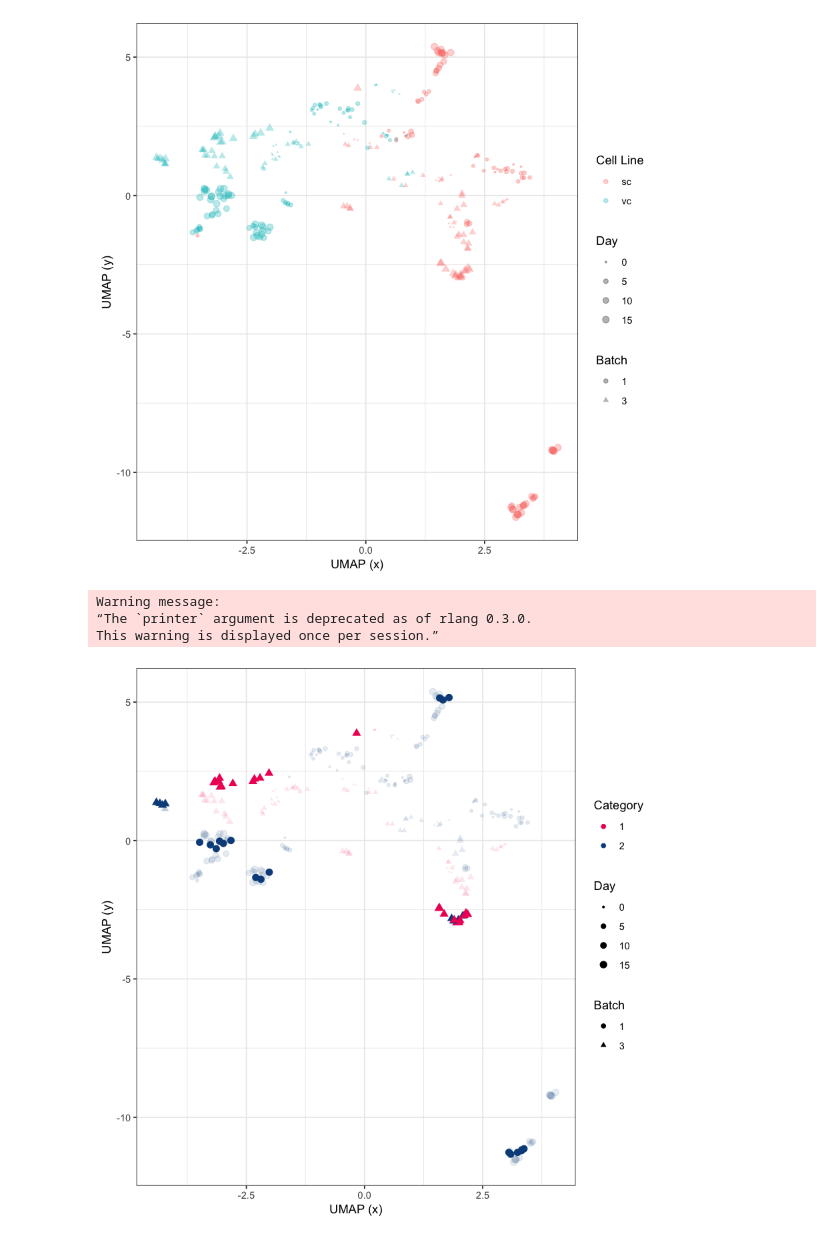
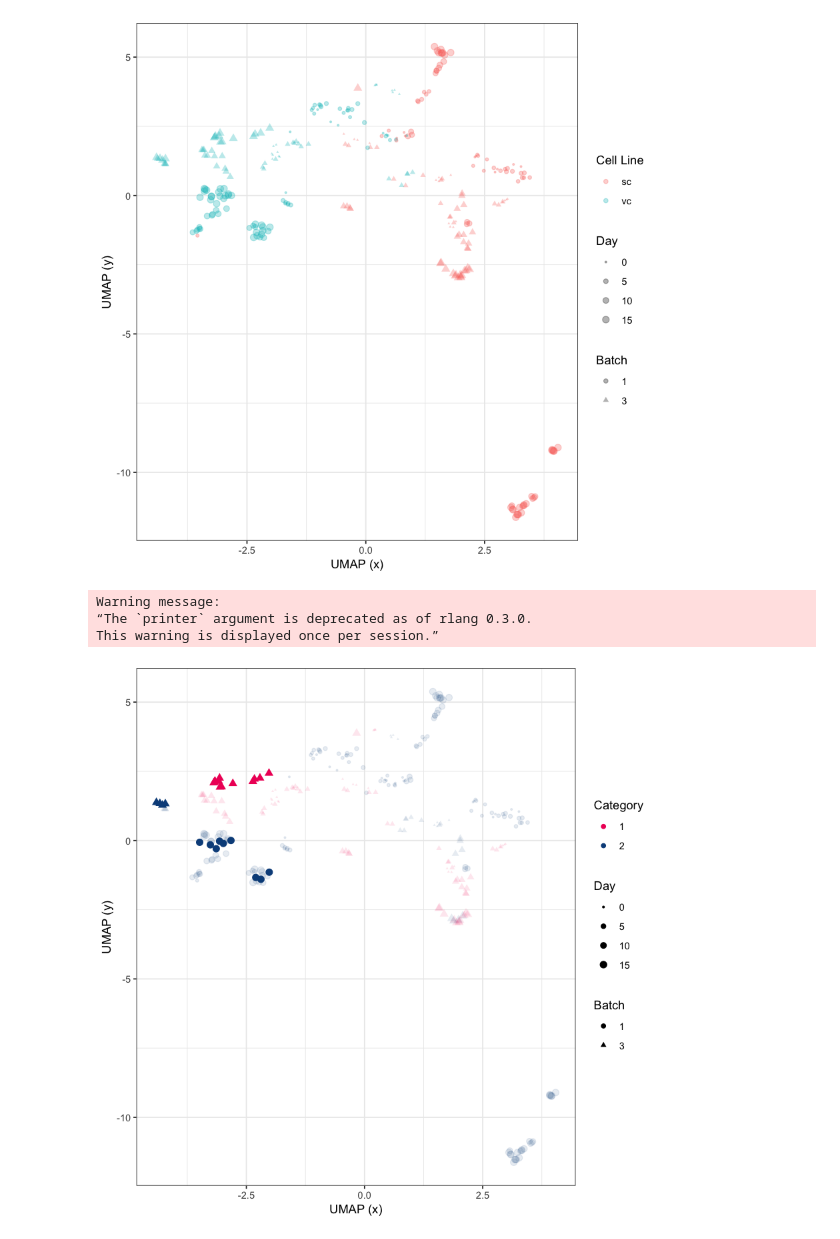
Before and after one commit to broadinstitute/2018_04_12_T2D_V2F_Saadat_Broad, a Jupyter notebook: umap_viz.ipynb, the cells around one changed output. Drawn from its saved outputs; the diff is of its cells as text; code cells hidden in the pictures.

```diff
--- a/umap_viz.ipynb
+++ b/umap_viz.ipynb
@@ -300,39 +300,47 @@ ggsave(output_file, height = 5, width = 6, dpi = 300)
 # %%
 cp_umap_df <- cp_umap_df %>%
-    dplyr::mutate(day_14_only = ifelse(cp_umap_df$Day == 14, "day_14", "not_day_14"))
+    dplyr::mutate(
+        day_14_only = ifelse(
+            (
+                cp_umap_df$Day == 14
+            ) & (
+                cp_umap_df$Cell_Line == "vc"
+            ),
+            "day_14", "not_day_14"
+        )
+    )
 
-ggplot(cp_umap_df, aes(x, y)) +
+umap_day14_vc_gg <- ggplot(cp_umap_df, aes(x, y)) +
     geom_point(aes(color = paste(Category),
                    alpha = day_14_only,
                    size = as.numeric(paste(Day)),
                    shape = Batch)) +
     theme_bw() +
     scale_size_continuous(name = "Day",
                           range = c(0.5, 2.5)) +
     scale_color_manual(name = "Category",
                          values = c("0" = "#EF1665",
                                     "1" = "#0A4E8A"),
                          labels = c("0" = "1",
                                     "1" = "2")) +
     scale_alpha_manual(name = "",
                        values = c(1, 0.1),
                        guide = 'none') +
     scale_shape_manual(name = "Batch",
                        values = c(19, 17),
                        labels = c("batch_one" = "1",
                                   "batch_three" = "3")) +
     xlab("UMAP (x)") +
     ylab("UMAP (y)") +
     theme(strip.text.x = element_text(size = 10),
           strip.text.y = element_text(size = 7),
           strip.background = element_rect(colour = "black",
                                           fill = "#fdfff4")) +
     guides(color = guide_legend(order = 1))
 
-output_file <- file.path("figures", "umap_batch1_batch3_day_line_batch_day14_highlight.png")
-ggsave(output_file, height = 5, width = 6, dpi = 300)
+umap_day14_vc_gg
 # %% [output]
 Warning message:
 “The `printer` argument is deprecated as of rlang 0.3.0.
 This warning is displayed once per session.”
-[figure, old version]
+[figure, new version]
```
Also changed, not shown: parts of 8 cells of this notebook, 1 other file.
